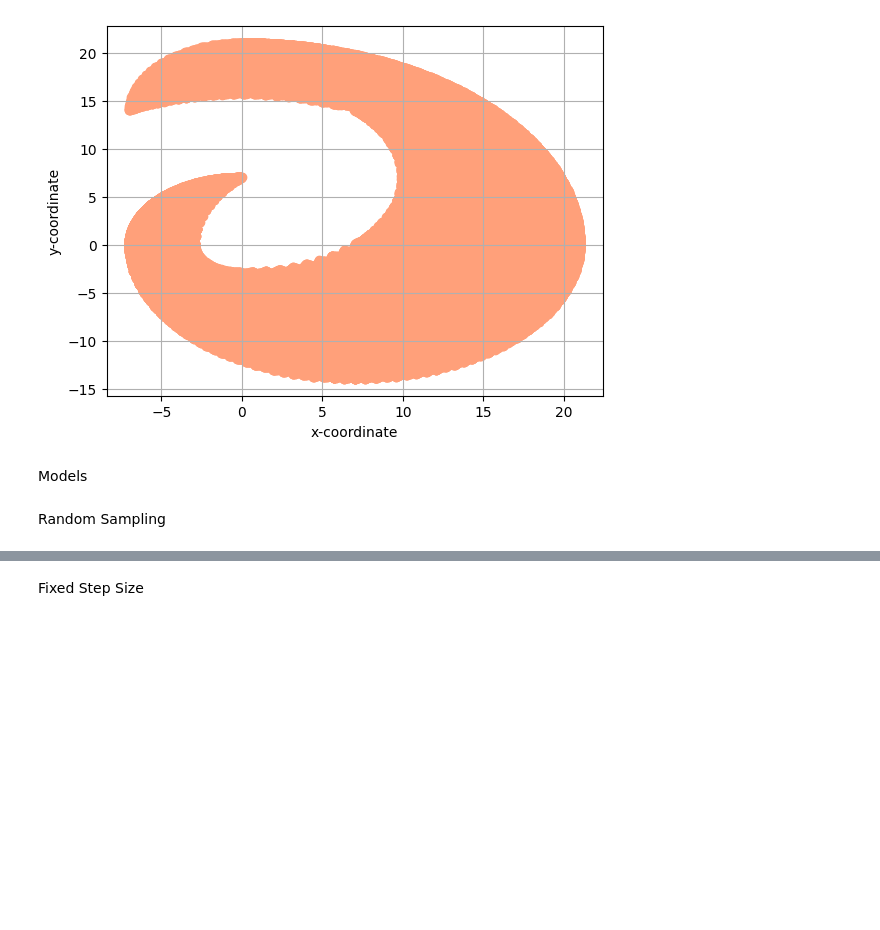
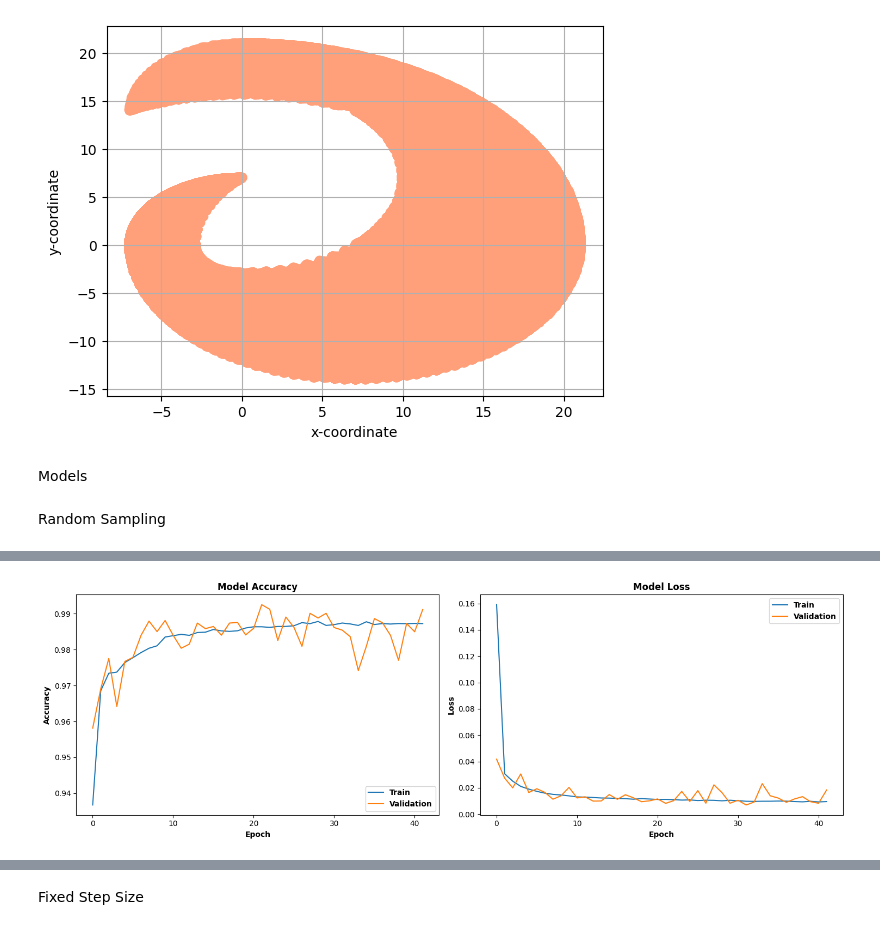
Before and after one commit to saatvik-t/Comparative-Inverse-Kinematics, a Jupyter notebook: Comparative_Inverse_Kinematics.ipynb, the cells around one changed output, grey strips where cells are left out. Saved outputs shown, nothing was run; the diff lists cells and outputs as text; code cells hidden in the pictures; blank space fills up the shorter version.

```diff
--- a/Comparative_Inverse_Kinematics.ipynb
+++ b/Comparative_Inverse_Kinematics.ipynb
@@ -279,0 +296,3 @@ plot_training_history(history_ann_Random)
+# %%
+ann_adamw_Random = ann(optimizer='adamw')
+ann_adamw_Random.summary()
@@ -279,0 +317,2 @@ plot_training_history(history_ann_Random)
+# %%
+history_ann_adamw_Random = ann_adamw_Random.fit(x_train_Random, y_train_Random, epochs = 150, validation_split = 0.2, callbacks=[early_stopping])
@@ -279,0 +347,4 @@ plot_training_history(history_ann_Random)
+# %%
+plot_training_history(history_ann_adamw_Random)
+# %% [output]
+[figure, added]
```
Also changed, not shown: parts of 80 cells of this notebook.
